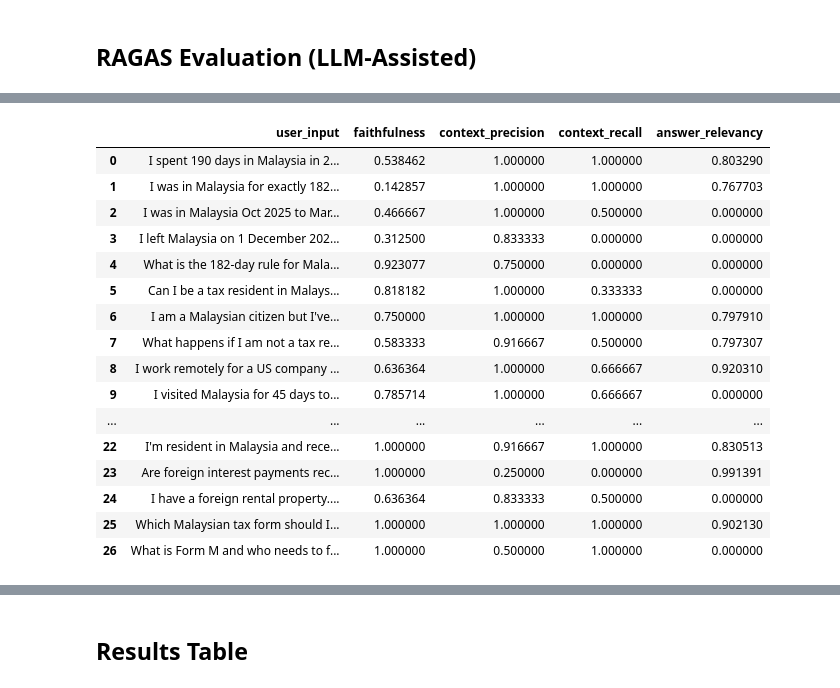
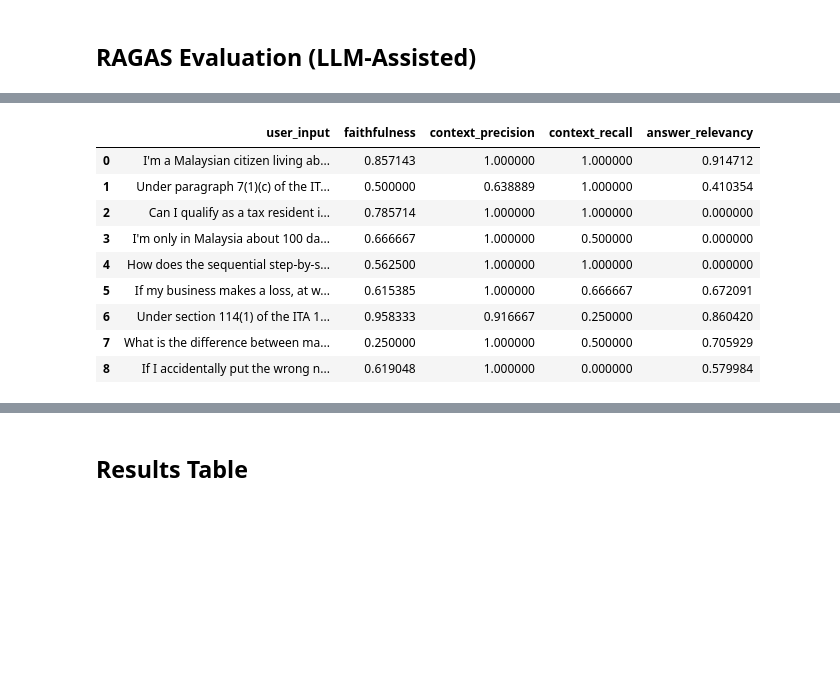
Before and after one commit to VDaugTemp/Ledger-, a Jupyter notebook: notebooks/evaluate.ipynb, the cells around one changed output, grey strips where cells are left out. Cells and saved outputs as stored; diff of their text form; code cells hidden in the pictures; blank space fills up the shorter version.

Commit message:
improvements increase context

```diff
--- a/notebooks/evaluate.ipynb
+++ b/notebooks/evaluate.ipynb
@@ -22,10 +22,10 @@ else:
 
 # API base — change if server runs on a different port
 API_BASE = os.getenv("EVAL_API_BASE", "http://localhost:8000")
-GOLDEN_DATASET_PATH = Path(".").resolve() / "golden_dataset.json"
-TOP_K = 4  # cost control: limit retrieved chunks
+DATASET_PATH = Path(".").resolve() / "test_questions.jsonl"
+TOP_K = 4  # cost control: limit retrieved chunks passed to RAGAS
 
 print(f"API_BASE: {API_BASE}")
-print(f"Golden dataset: {GOLDEN_DATASET_PATH}")
+print(f"Dataset: {DATASET_PATH}")
 # %% [output]
 API_BASE: http://localhost:8000
@@ -87,19 +101,20 @@ async def run_all(test_cases: list) -> list:
             results.append({
                 "id": tc["id"],
                 "question": tc["question"],
-                "ground_truth": tc.get("ground_truth_short", ""),
+                "ground_truth": tc.get("ground_truth", ""),
                 "answer": result.get("answer", ""),
-                # RAGAS needs contexts as list of strings
                 "contexts": [c["text"] for c in result.get("contexts", [])[:TOP_K]],
-                # Keep full context objects for analysis
                 "contexts_full": result.get("contexts", [])[:TOP_K],
                 "policy": result.get("policy", {}),
-                "type": tc["type"],
-                "requires_citation": tc["requires_citation"],
+                "retrieval_type": tc.get("retrieval_type", "answerable"),
+                "language_style": tc.get("language_style", ""),
+                "concept": tc.get("concept", ""),
+                "requires_citation": True,  # conservative: all questions require citation
             })
     return results
 
-print("Running golden dataset against API...")
+print("Running dataset against API...")
+print(f"Total questions: {len(golden)}")
 print("(Ensure server is running at", API_BASE, ")")
 eval_results = await run_all(golden)
 print(f"\nCollected {len(eval_results)} responses")
@@ -226,40 +230,43 @@ import instructor
 from datasets import Dataset
 from ragas import evaluate
 from ragas.dataset_schema import EvaluationResult
-# ragas.metrics (not .collections) — these inherit from Metric, which evaluate() requires
 from ragas.metrics import Faithfulness, ContextPrecision, ContextRecall, AnswerRelevancy
 from openai import OpenAI
 from langchain_openai import OpenAIEmbeddings as LCOpenAIEmbeddings
 from ragas.llms import LiteLLMStructuredLLM
 
-# Filter to cases that have answers and contexts
+# Filter: exclude unanswerable (no ground truth) and cases without answer+contexts
 ragas_rows = [
     r for r in eval_results
-    if r["answer"] and r["contexts"]
+    if r["retrieval_type"] != "unanswerable"
+    and r["answer"]
+    and r["contexts"]
+    and not r["ground_truth"].startswith("Insufficient information")
 ]
-print(f"Cases with answers+contexts for RAGAS: {len(ragas_rows)}")
+print(f"Cases for RAGAS: {len(ragas_rows)} "
+      f"(skipped {len(eval_results) - len(ragas_rows)} unanswerable/empty)")
+
+# Breakdown by retrieval type
+from collections import Counter
+print("Breakdown:", Counter(r["retrieval_type"] for r in ragas_rows))
 
 ragas_data = {
-    "question":      [r["question"] for r in ragas_rows],
-    "answer":        [r["answer"] for r in ragas_rows],
-    "contexts":      [r["contexts"] for r in ragas_rows],
-    "ground_truth":  [r["ground_truth"] for r in ragas_rows],
+    "question":     [r["question"] for r in ragas_rows],
+    "answer":       [r["answer"] for r in ragas_rows],
+    "contexts":     [r["contexts"] for r in ragas_rows],
+    "ground_truth": [r["ground_truth"] for r in ragas_rows],
 }
 ragas_dataset = Dataset.from_dict(ragas_data)
 
-# LiteLLMStructuredLLM uses instructor for structured output — client must be patched
 _oai_instructor = instructor.from_openai(OpenAI())
 evaluator_llm = LiteLLMStructuredLLM(client=_oai_instructor, model="gpt-4o-mini", provider="openai")
-# AnswerRelevancy (old ragas.metrics API) calls embed_query/embed_documents — needs LangChain embeddings
 evaluator_embeddings = LCOpenAIEmbeddings(model="text-embedding-3-small")
 
-# Instantiate then inject llm/embeddings as attributes (ragas.metrics style)
 with warnings.catch_warnings():
     warnings.filterwarnings("ignore", category=DeprecationWarning)
     faithfulness_m   = Faithfulness();      faithfulness_m.llm   = evaluator_llm
     context_prec_m   = ContextPrecision();  context_prec_m.llm   = evaluator_llm
     context_rec_m    = ContextRecall();     context_rec_m.llm    = evaluator_llm
-    # strictness=1: ask for 1 generated question instead of 3 — avoids "1 instead of 3" warning
     answer_rel_m     = AnswerRelevancy(strictness=1); answer_rel_m.llm = evaluator_llm
     answer_rel_m.embeddings = evaluator_embeddings
     metrics = [faithfulness_m, context_prec_m, context_rec_m, answer_rel_m]
@@ -268,10 +275,20 @@ ragas_result = evaluate(ragas_dataset, metrics=metrics)
 assert isinstance(ragas_result, EvaluationResult), f"Unexpected return type: {type(ragas_result)}"
 
 ragas_scores: pd.DataFrame = ragas_result.to_pandas()
-print(f"\nRagas per-case scores (columns: {ragas_scores.columns.tolist()})")
 metric_cols = [c for c in ["faithfulness", "context_precision", "context_recall", "answer_relevancy"] if c in ragas_scores.columns]
+
+# Add metadata back for breakdown analysis
+for col, vals in [("retrieval_type", [r["retrieval_type"] for r in ragas_rows]),
+                  ("language_style",  [r["language_style"]  for r in ragas_rows])]:
+    ragas_scores[col] = vals
+
+print(f"\nRAGAS per-case scores ({len(ragas_scores)} cases)")
 try:
-    display(ragas_scores[["user_input"] + metric_cols])
+    display(ragas_scores[["user_input"] + metric_cols].head(20))
 except NameError:
-    print(ragas_scores[["user_input"] + metric_cols].to_string())
+    print(ragas_scores[["user_input"] + metric_cols].head(20).to_string())
+
+# Breakdown by language style
+print("\n── Context Recall by language style ──")
+print(ragas_scores.groupby("language_style")["context_recall"].mean().round(3).to_string())
 # %% [output]
@@ -280,17 +298,10 @@ Ragas per-case scores (columns: ['user_input', 'retrieved_contexts', 'response',
 |  | user_input | faithfulness | context_precision | context_recall | answer_relevancy |
-| 0 | I spent 190 days in Malaysia in 2... | 0.538462 | 1.000000 | 1.000000 | 0.803290 |
-| 1 | I was in Malaysia for exactly 182... | 0.142857 | 1.000000 | 1.000000 | 0.767703 |
-| 2 | I was in Malaysia Oct 2025 to Mar... | 0.466667 | 1.000000 | 0.500000 | 0.000000 |
-| 3 | I left Malaysia on 1 December 202... | 0.312500 | 0.833333 | 0.000000 | 0.000000 |
-| 4 | What is the 182-day rule for Mala... | 0.923077 | 0.750000 | 0.000000 | 0.000000 |
-| 5 | Can I be a tax resident in Malays... | 0.818182 | 1.000000 | 0.333333 | 0.000000 |
-| 6 | I am a Malaysian citizen but I've... | 0.750000 | 1.000000 | 1.000000 | 0.797910 |
-| 7 | What happens if I am not a tax re... | 0.583333 | 0.916667 | 0.500000 | 0.797307 |
-| 8 | I work remotely for a US company ... | 0.636364 | 1.000000 | 0.666667 | 0.920310 |
-| 9 | I visited Malaysia for 45 days to... | 0.785714 | 1.000000 | 0.666667 | 0.000000 |
-| ... | ... | ... | ... | ... | ... |
-| 22 | I'm resident in Malaysia and rece... | 1.000000 | 0.916667 | 1.000000 | 0.830513 |
-| 23 | Are foreign interest payments rec... | 1.000000 | 0.250000 | 0.000000 | 0.991391 |
-| 24 | I have a foreign rental property.... | 0.636364 | 0.833333 | 0.500000 | 0.000000 |
-| 25 | Which Malaysian tax form should I... | 1.000000 | 1.000000 | 1.000000 | 0.902130 |
-| 26 | What is Form M and who needs to f... | 1.000000 | 0.500000 | 1.000000 | 0.000000 |
+| 0 | I'm a Malaysian citizen living ab... | 0.857143 | 1.000000 | 1.000000 | 0.914712 |
+| 1 | Under paragraph 7(1)(c) of the IT... | 0.500000 | 0.638889 | 1.000000 | 0.410354 |
+| 2 | Can I qualify as a tax resident i... | 0.785714 | 1.000000 | 1.000000 | 0.000000 |
+| 3 | I'm only in Malaysia about 100 da... | 0.666667 | 1.000000 | 0.500000 | 0.000000 |
+| 4 | How does the sequential step-by-s... | 0.562500 | 1.000000 | 1.000000 | 0.000000 |
+| 5 | If my business makes a loss, at w... | 0.615385 | 1.000000 | 0.666667 | 0.672091 |
+| 6 | Under section 114(1) of the ITA 1... | 0.958333 | 0.916667 | 0.250000 | 0.860420 |
+| 7 | What is the difference between ma... | 0.250000 | 1.000000 | 0.500000 | 0.705929 |
+| 8 | If I accidentally put the wrong n... | 0.619048 | 1.000000 | 0.000000 | 0.579984 |
```
Also changed, not shown: parts of 7 cells of this notebook, 11 other files.
